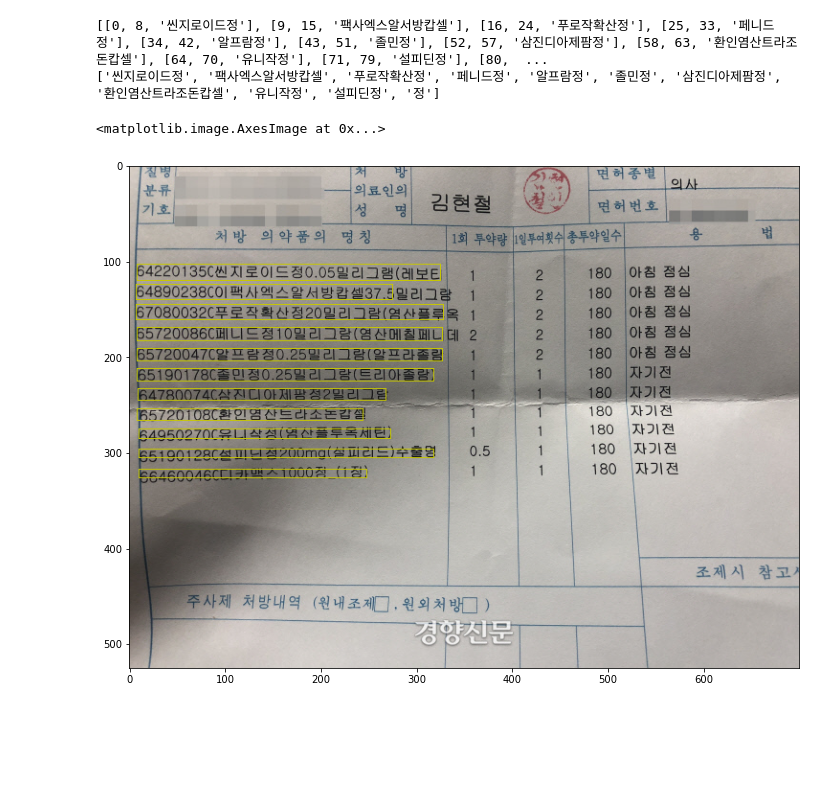
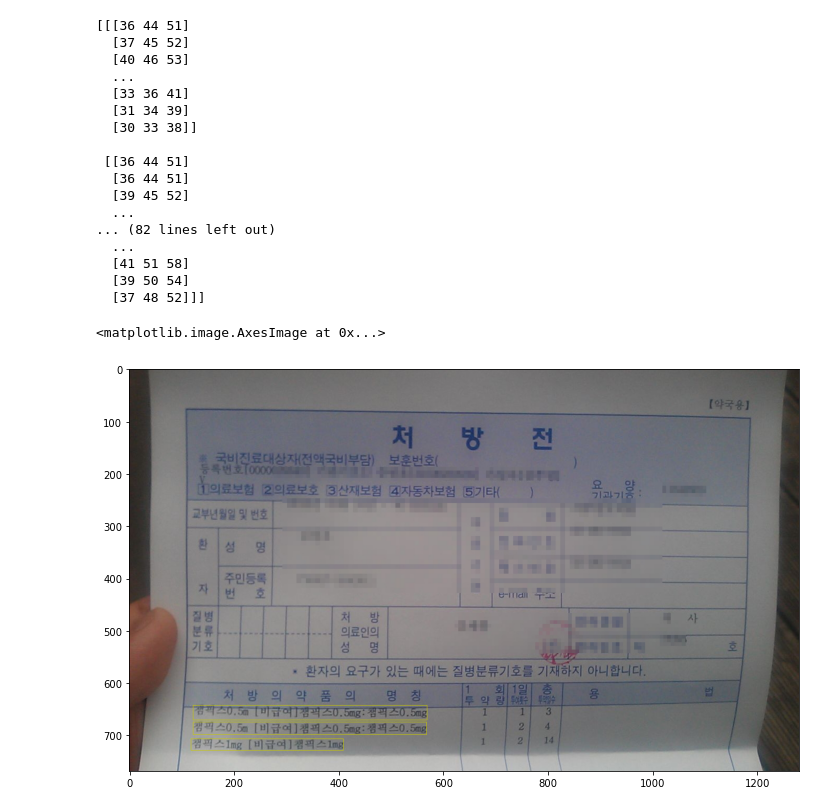
Before and after one commit to seoyeonson/Pill, a Jupyter notebook: VisionAPI/text.ipynb, the cells around one changed output. Drawn from its saved outputs; the diff is of its cells as text; code cells hidden in the pictures; blank space fills up the shorter version.

```diff
--- a/VisionAPI/text.ipynb
+++ b/VisionAPI/text.ipynb
@@ -1,21 +1,42 @@
 # %%
 from visionAPI import visionAPI
 import matplotlib.pyplot as plt
 import cv2
+import io
 
-img_dir = 'C:/TeamProject_/mingco_ocr/media/Uploaded_files/prescription2.jpg'
-prescription1 = visionAPI(img_dir)
+img_dir = 'C:/TeamProject_/mingco_ocr/media/Uploaded_files/prescription1.jpg'
+
+with io.open(img_dir, 'rb') as image_file:
+    content = image_file.read()
+
+prescription1 = visionAPI(content)
 prescription1.pills
 
-prescription1.img_out
+print(prescription1.img_out)
 
-word_list = [i[2] for i in prescription1.pills]
-print(word_list)
+# if prescription1.pills:
+#     word_list = [i[2] for i in prescription1.pills]
+#     print(word_list)
 
 plt.figure(figsize=(12, 10))
 plt.imshow(cv2.cvtColor(prescription1.img_out, cv2.COLOR_BGR2RGB))
 # %% [output]
-[[0, 8, '씬지로이드정'], [9, 15, '팩사엑스알서방캅셀'], [16, 24, '푸로작확산정'], [25, 33, '페니드정'], [34, 42, '알프람정'], [43, 51, '졸민정'], [52, 57, '삼진디아제팜정'], [58, 63, '환인염산트라조돈캅셀'], [64, 70, '유니작정'], [71, 79, '설피딘정'], [80,  ...
-['씬지로이드정', '팩사엑스알서방캅셀', '푸로작확산정', '페니드정', '알프람정', '졸민정', '삼진디아제팜정', '환인염산트라조돈캅셀', '유니작정', '설피딘정', '정']
+[[[36 44 51]
+  [37 45 52]
+  [40 46 53]
+  ...
+  [33 36 41]
+  [31 34 39]
+  [30 33 38]]
+
+ [[36 44 51]
+  [36 44 51]
+  [39 45 52]
+  ...
+... (82 lines left out)
+  ...
+  [41 51 58]
+  [39 50 54]
+  [37 48 52]]]
 <matplotlib.image.AxesImage at 0x...>
-[figure, old version]
+[figure, new version]
```
Also changed, not shown: 2 other files.
